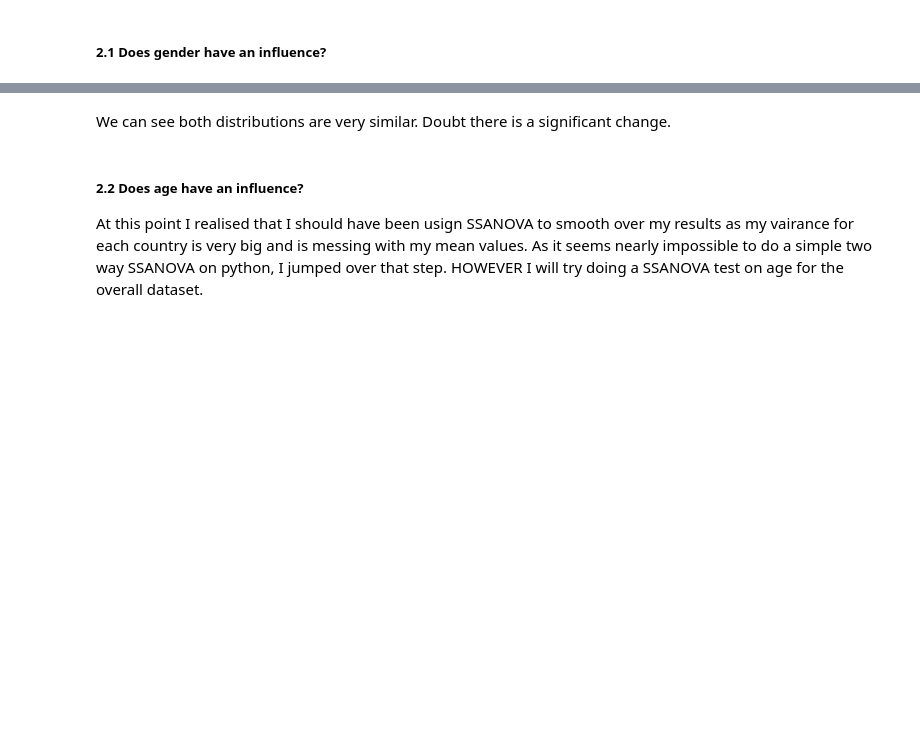
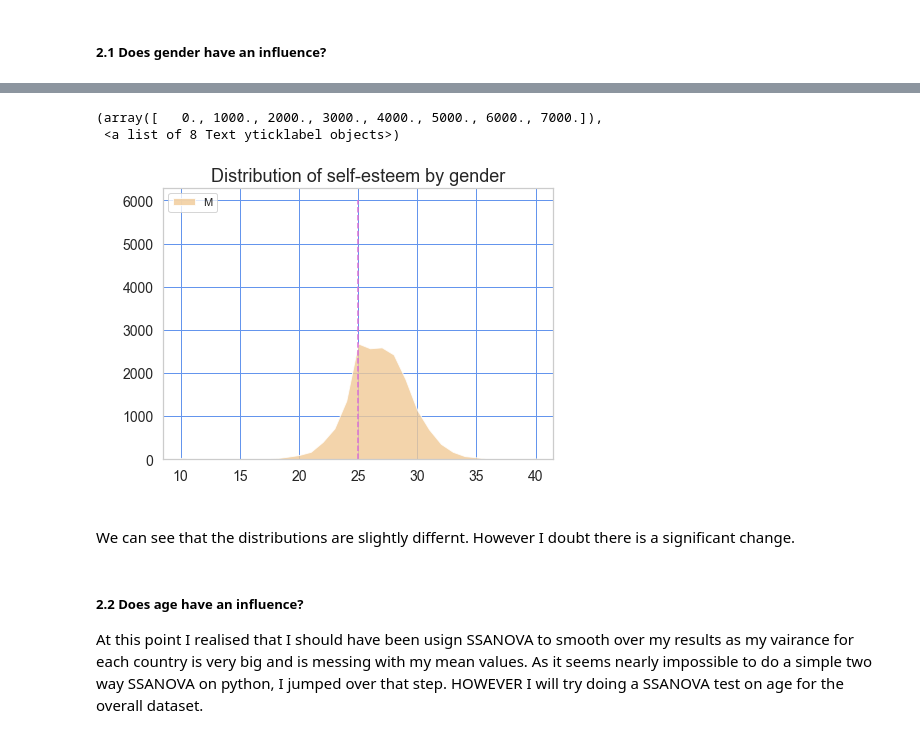
Before and after one commit to FHnt97/Project-Week-5-Your-Own-Project, a Jupyter notebook: your-project/03-Analysis.ipynb, the cells around one changed output, grey strips where cells are left out. Cells and saved outputs as stored; diff of their text form; code cells hidden in the pictures; blank space fills up the shorter version.

```diff
--- a/your-project/03-Analysis.ipynb
+++ b/your-project/03-Analysis.ipynb
@@ -396,5 +396,25 @@ plt.yticks(fontsize=14)
+# %%
+ln = 25
+fig, ax =  plt.subplots(figsize=(7, 5))
+pal = sns.color_palette("Set1")
+pal = ["#F1CA96"]
+ax.stackplot(score["overall_score"], M["M"], labels = ["M"], colors=pal, alpha=0.8)
+ax.legend(loc='upper left')
+ax.plot([ln, ln],[0., 6000], "k--", color="orchid")
+plt.grid(axis="both", color='cornflowerblue')
+
+
+ax.set_title("Distribution of self-esteem by gender", fontsize=18)
+ax.set_xlabel(' ', fontsize=16)
+ax.set_ylabel(' ', fontsize=16)
+plt.xticks(fontsize=14)
+plt.yticks(fontsize=14)
+# %% [output]
+(array([   0., 1000., 2000., 3000., 4000., 5000., 6000., 7000.]),
+ <a list of 8 Text yticklabel objects>)
+[figure, added]
 # %% [markdown]
-We can see both distributions are very similar. Doubt there is a significant change.
+We can see that the distributions are slightly differnt. However I doubt there is a significant change.
 # %% [markdown]
 ##### 2.2 Does age have an influence?
 At this point I realised that I should have been usign SSANOVA to smooth over my results as my vairance for each country is very big and is messing with my mean values. As it seems nearly impossible to do a simple two way SSANOVA on python, I jumped over that step.
```
Also changed, not shown: parts of 7 cells of this notebook, 4 other files.
